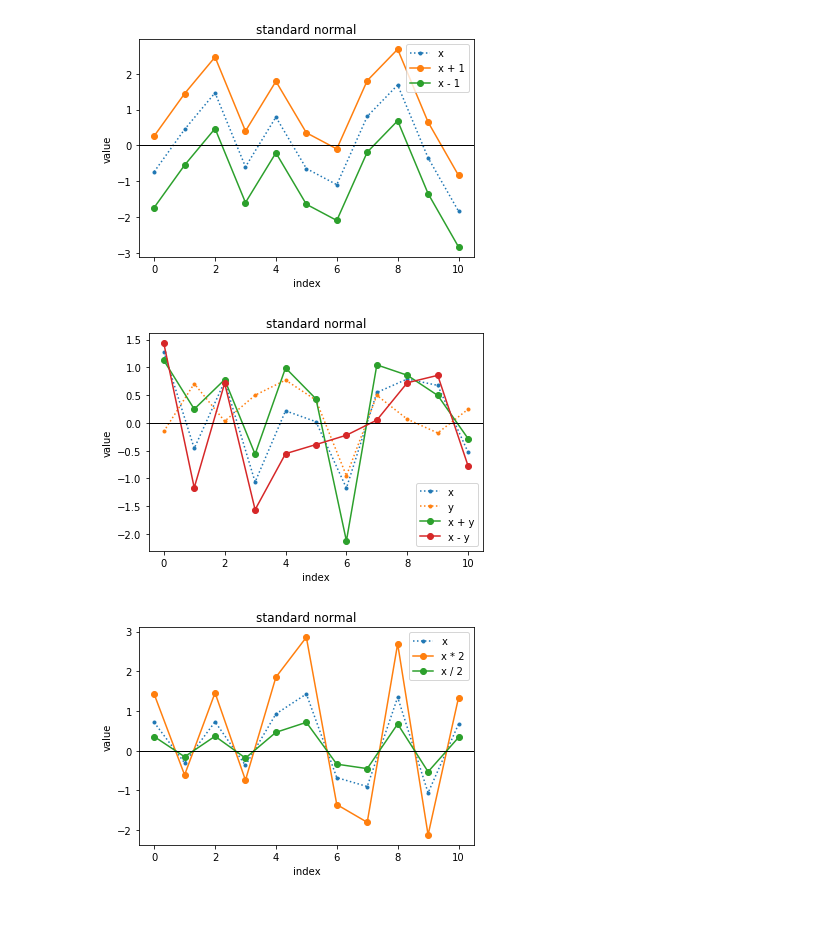
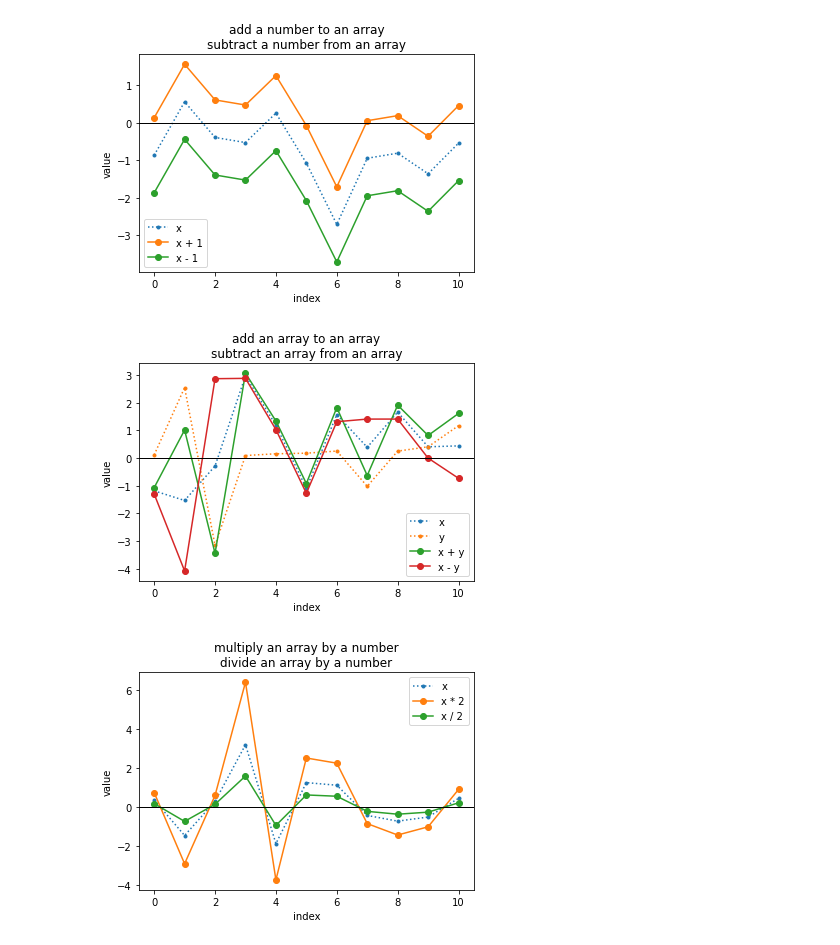
Before and after one commit to dmitry-s-danilov/numpy_quickstart, a Jupyter notebook: 04_1_basic_operations.ipynb, the cells around one changed output. Cells and saved outputs as stored; diff of their text form; code cells hidden in the pictures; blank space fills up the shorter version.

```diff
--- a/04_1_basic_operations.ipynb
+++ b/04_1_basic_operations.ipynb
@@ -17,60 +11,61 @@ A new array is created and filled with the result.
 import numpy as np
 import matplotlib.pyplot as plt
 # %%
-# Add a number to an array
-# and subtract a number from an array.
+title="""add a number to an array
+subtract a number from an array"""
 
-n = 10 + 1
-x = np.random.randn(n)
+x = np.random.randn(11)
 y = 1
 
 plt.plot(x, '.:', label='x')
 plt.plot(x + y, 'o-', label=f'x + {y}')
 plt.plot(x - y, 'o-', label=f'x - {y}')
-plt.axhline(y=0, linewidth=1, color='k')
+
+# plt.axhline(y=0, linewidth=1, color='k')
+plt.axhline(y=0, lw=1, c='k')
 plt.xlabel('index')
 plt.ylabel('value')
-plt.title('standard normal')
+plt.title(title)
 plt.legend()
 plt.show()
 # %% [output]
-[figure, old version]
+[figure, new version]
 # %%
-# Add an array to an array
-# and subtract an array from an array.
+title="""add an array to an array
+subtract an array from an array"""
 
-n = 10 + 1
-z = np.random.randn(2, n)
-x, y = z
+x, y = np.random.randn(2, 11)
 
 plt.plot(x, '.:', label='x')
 plt.plot(y, '.:', label='y')
 plt.plot(x + y, 'o-', label='x + y')
 plt.plot(x - y, 'o-', label='x - y')
-plt.axhline(y=0, linewidth=1, color='k')
+
+plt.axhline(y=0, lw=1, c='k')
 plt.xlabel('index')
 plt.ylabel('value')
-plt.title('standard normal')
+plt.title(title)
 plt.legend()
 plt.show()
 # %% [output]
-[figure, old version]
+[figure, new version]
 # %%
-# Multiply and divide an array by a number.
+title="""multiply an array by a number
+divide an array by a number"""
 
-n = 10 + 1
-x = np.random.randn(n)
+x = np.random.randn(11)
 y = 2
 
 plt.plot(x, '.:', label='x')
 plt.plot(x * y, 'o-', label=f'x * {y}')
 plt.plot(x / y, 'o-', label=f'x / {y}')
-plt.axhline(y=0, linewidth=1, color='k')
+
+plt.axhline(y=0, lw=1, c='k')
 plt.xlabel('index')
 plt.ylabel('value')
-plt.title('standard normal')
+plt.title(title)
 plt.legend()
 plt.show()
 # %% [output]
-[figure, old version]
+[figure, new version]
 # %%
```
Also changed, not shown: parts of 7 cells of this notebook, 7 other files.
